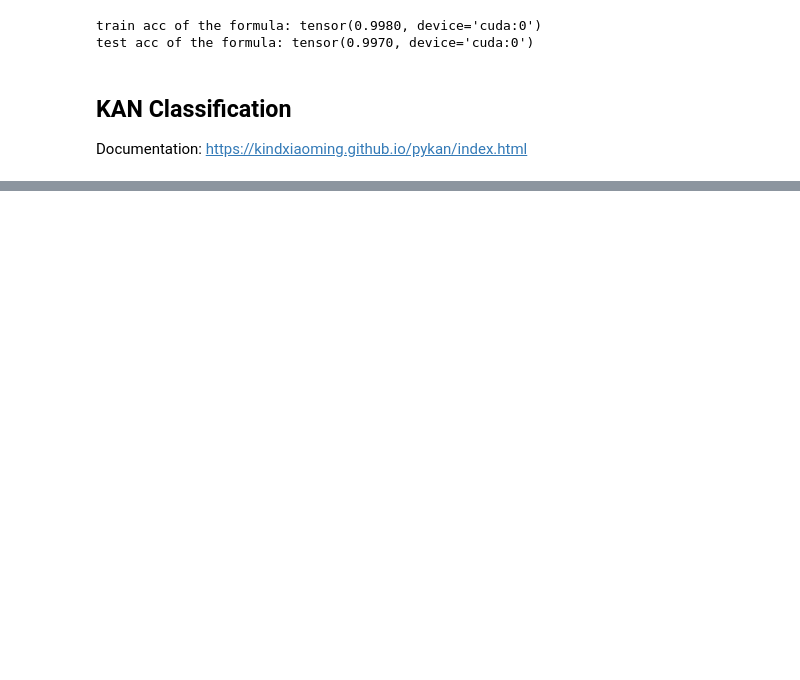
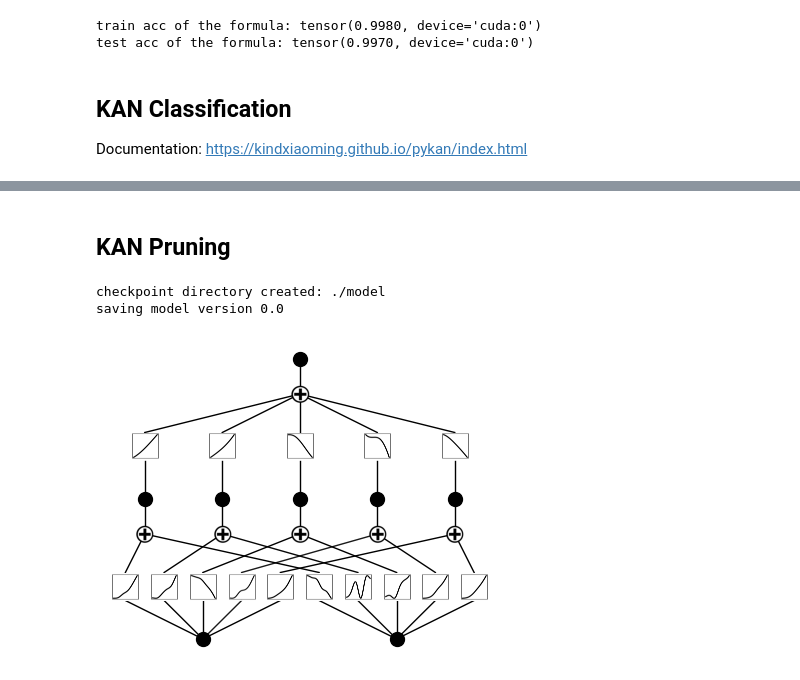
Before and after one commit to Dong237/RiskReasoner, a Jupyter notebook: XAI/kan.ipynb, the cells around one changed output, grey strips where cells are left out. Drawn from its saved outputs; the diff is of its cells as text; code cells hidden in the pictures; blank space fills up the shorter version.

```diff
--- a/XAI/kan.ipynb
+++ b/XAI/kan.ipynb
@@ -229,0 +169,20 @@ test acc of the formula: tensor(0.8670, device='cuda:0')
+# %% [markdown]
+## KAN Pruning
+# %%
+from kan import *
+# create a KAN: 2D inputs, 1D output, and 5 hidden neurons. cubic spline (k=3), 5 grid intervals (grid=5).
+model = KAN(width=[2,5,1], grid=5, k=3, seed=0)
+
+# create dataset f(x,y) = exp(sin(pi*x)+y^2)
+f = lambda x: torch.exp(torch.sin(torch.pi*x[:,[0]]) + x[:,[1]]**2)
+dataset = create_dataset(f, n_var=2)
+dataset['train_input'].shape, dataset['train_label'].shape
+
+# plot KAN at initialization
+# Model has to see data to be able to be plotted
+model(dataset['train_input'])
+model.plot(beta=100)
+# %% [output]
+checkpoint directory created: ./model
+saving model version 0.0
+[figure, added]
```
Also changed, not shown: parts of 17 cells of this notebook, 5 other files.
